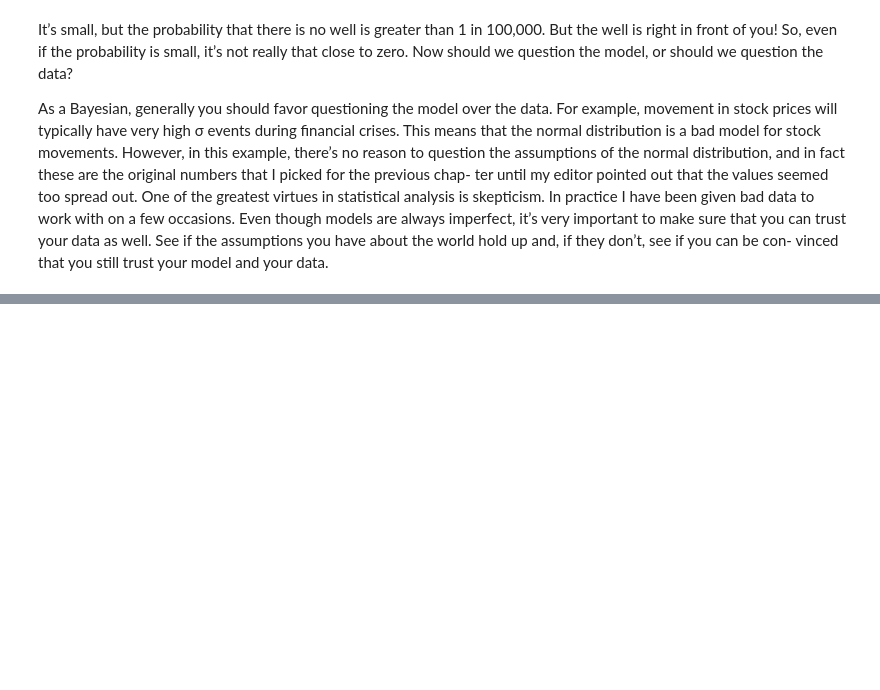
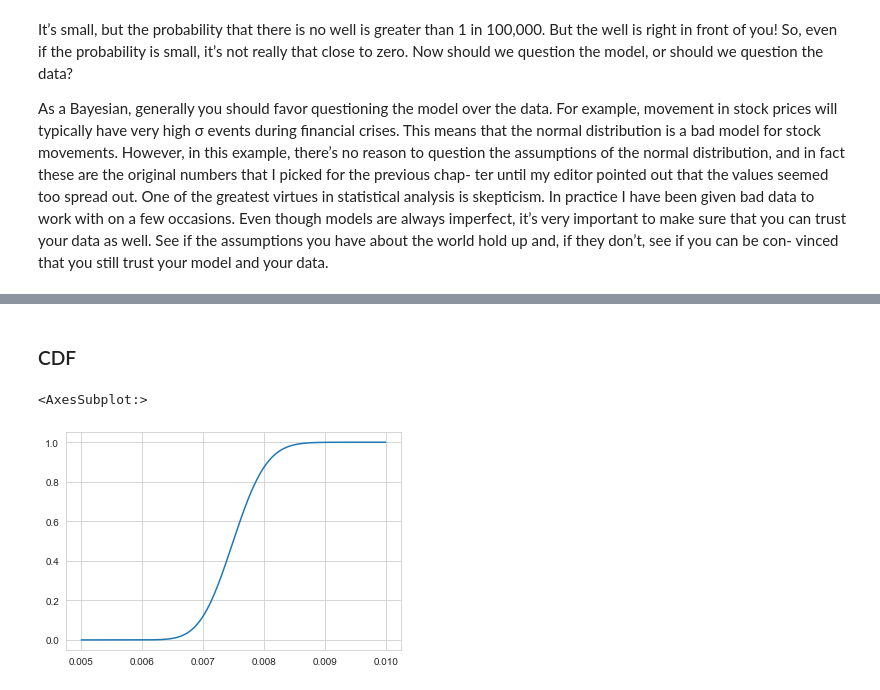
Before and after one commit to MerlinSchaefer/solutions_bayes_stats_fun_way, a Jupyter notebook: Bayesian Statistics the fun way exercises.ipynb, the cells around one changed output, grey strips where cells are left out. Saved outputs shown, nothing was run; the diff lists cells and outputs as text; code cells hidden in the pictures; blank space fills up the shorter version.

```diff
--- a/Bayesian Statistics the fun way exercises.ipynb
+++ b/Bayesian Statistics the fun way exercises.ipynb
@@ -1,5 +17,9 @@
 # %%
 import itertools
 import numpy as np
+import seaborn as sns
 from scipy.stats import beta, binom, norm
+
+np.random.seed(13) #set random seed for all random processes
+sns.set_style("whitegrid") #set style for seaborn
 # %%
@@ -506,0 +538,9 @@ vinced that you still trust your model and your data.
+# %% [markdown]
+### CDF
+# %%
+x = np.arange(0.005,0.01,0.00001)
+beta_cdf_x = beta.cdf(x,300,40000-300)
+sns.lineplot(x=x,y=beta_cdf_x)
+# %% [output]
+<AxesSubplot:>
+[figure, added]
```
Also changed, not shown: parts of 54 cells of this notebook.
